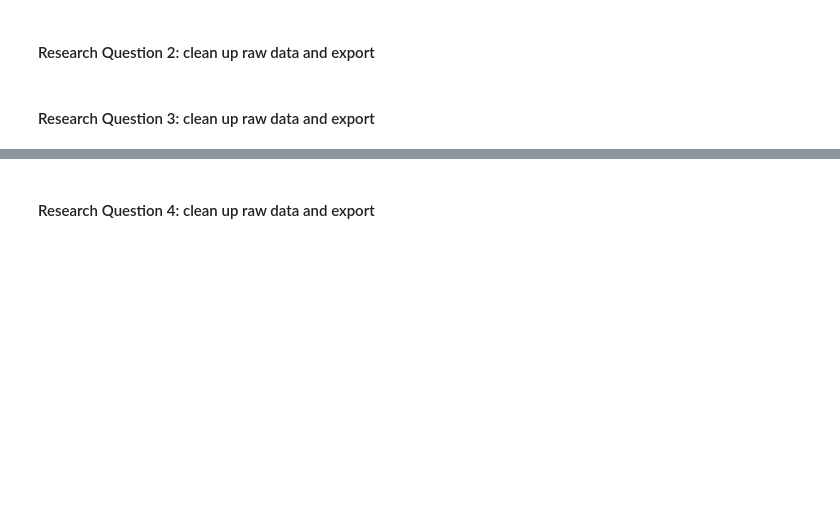
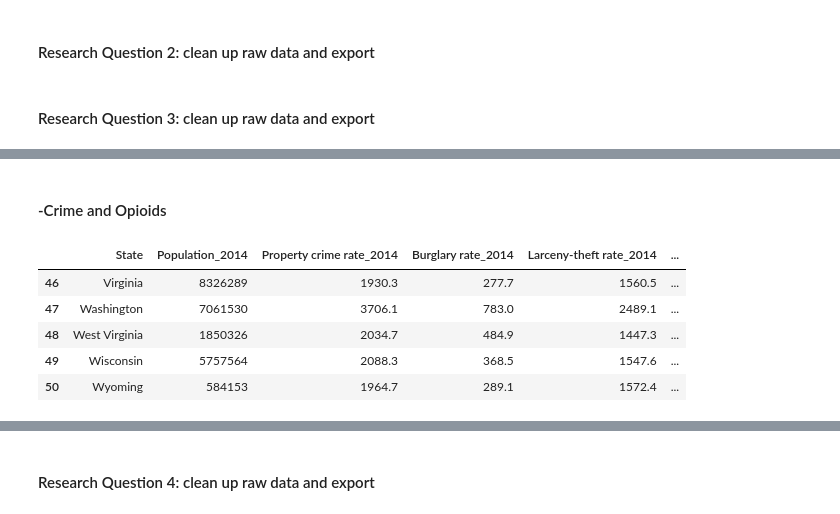
Before and after one commit to christa-fields/GWU_Databootcamp_Project_1, a Jupyter notebook: data_cleanup.ipynb, the cells around one changed output, grey strips where cells are left out. Cells and saved outputs as stored; diff of their text form; code cells hidden in the pictures; blank space fills up the shorter version.

```diff
--- a/data_cleanup.ipynb
+++ b/data_cleanup.ipynb
@@ -280,0 +360,47 @@ with open(json_file, "w") as f:                                              # o
+# %% [markdown]
+#### -Crime and Opioids
+# %%
+#importing crime data
+csv_violent1999 = "Data Files\ViolentCrimeState1999.csv"
+csv_violent2014 = r'Data Files\ViolentCrimeState2014.csv'
+csv_property1999 = 'Data Files\PropertyCrimeState1999.csv'
+csv_property2014 = r'Data Files\PropertyCrimeStates2014.csv'
+
+# Read in the csv files, skipping titles (skipfooter isn't working for some reason)
+violent1999_df = pd.read_csv(csv_violent1999, skiprows=9)
+violent2014_df = pd.read_csv(csv_violent2014, skiprows=9)
+property1999_df = pd.read_csv(csv_property1999, skiprows=9)
+property2014_df = pd.read_csv(csv_property2014, skiprows=9)
+
+#clean up footers or any row with 4 null values. Also adds year as suffix to distinguish values when merge later
+violent1999_df = violent1999_df.dropna(thresh=4).add_suffix('_1999')
+violent2014_df = violent2014_df.dropna(thresh=4).add_suffix('_2014')
+property1999_df = property1999_df.dropna(thresh=4).add_suffix('_1999')
+property2014_df = property2014_df.dropna(thresh=4).add_suffix('_2014')
+
+#removes year from State column
+violent1999_df = violent1999_df.rename(columns={'State_1999':'State'})
+violent2014_df = violent2014_df.rename(columns={'State_2014':'State'})
+property1999_df = property1999_df.rename(columns={'State_1999':'State'})
+property2014_df = property2014_df.rename(columns={'State_2014':'State'})
+
+# change values as numeric
+violent1999_df = violent1999_df.apply(pd.to_numeric, errors='ignore')
+violent2014_df = violent2014_df.apply(pd.to_numeric, errors='ignore')
+property1999_df = property1999_df.apply(pd.to_numeric, errors='ignore')
+property2014_df = property2014_df.apply(pd.to_numeric, errors='ignore')
+
+#drop US total value
+violent1999_df = violent1999_df[:-1] #US total is at the last row for each of the crime df
+violent2014_df = violent2014_df[:-1]
+property1999_df = property1999_df[:-1]
+property2014_df = property2014_df[:-1]
+
+property2014_df.tail()
+# %% [output]
+|  | State | Population_2014 | Property crime rate_2014 | Burglary rate_2014 | Larceny-theft rate_2014 | ... |
+| 46 | Virginia | 8326289 | 1930.3 | 277.7 | 1560.5 | ... |
+| 47 | Washington | 7061530 | 3706.1 | 783.0 | 2489.1 | ... |
+| 48 | West Virginia | 1850326 | 2034.7 | 484.9 | 1447.3 | ... |
+| 49 | Wisconsin | 5757564 | 2088.3 | 368.5 | 1547.6 | ... |
+| 50 | Wyoming | 584153 | 1964.7 | 289.1 | 1572.4 | ... |
```
Also changed, not shown: parts of 8 cells of this notebook.
